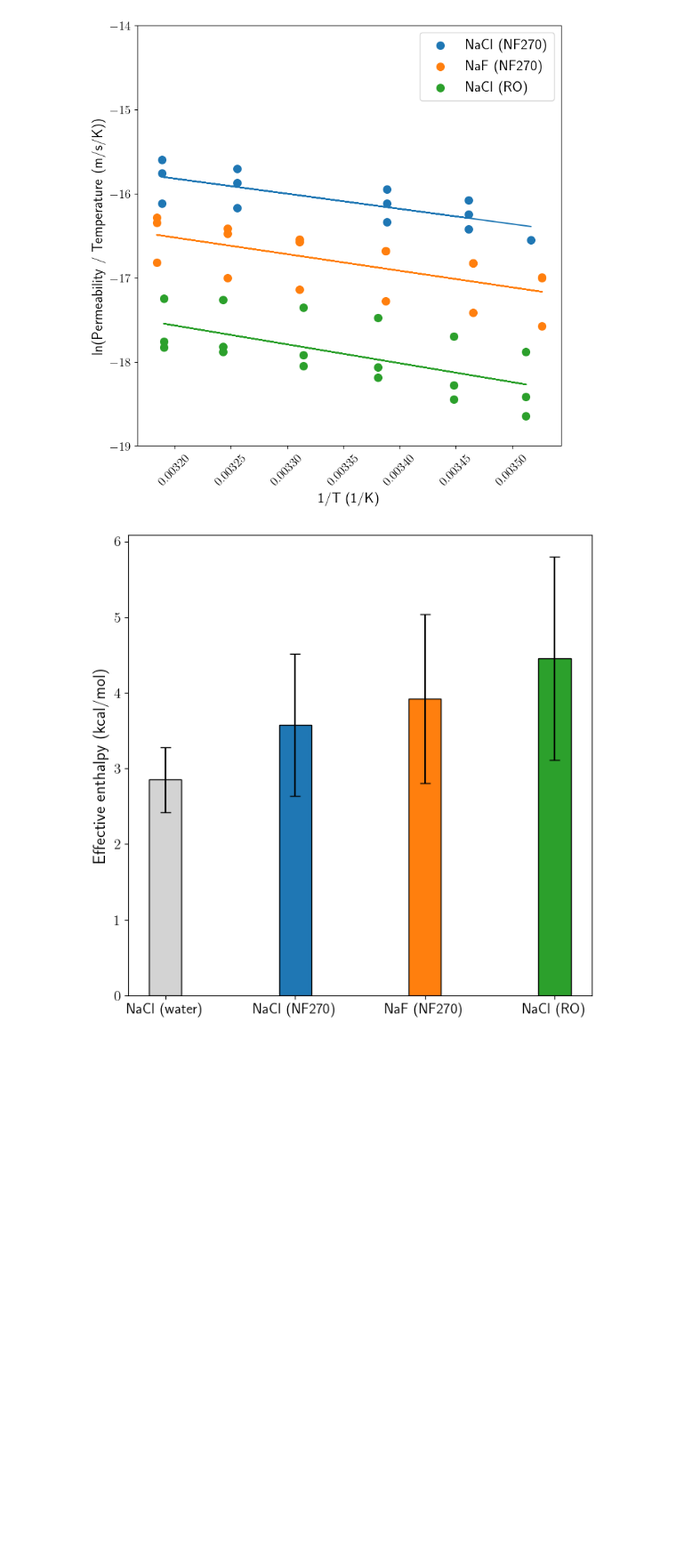
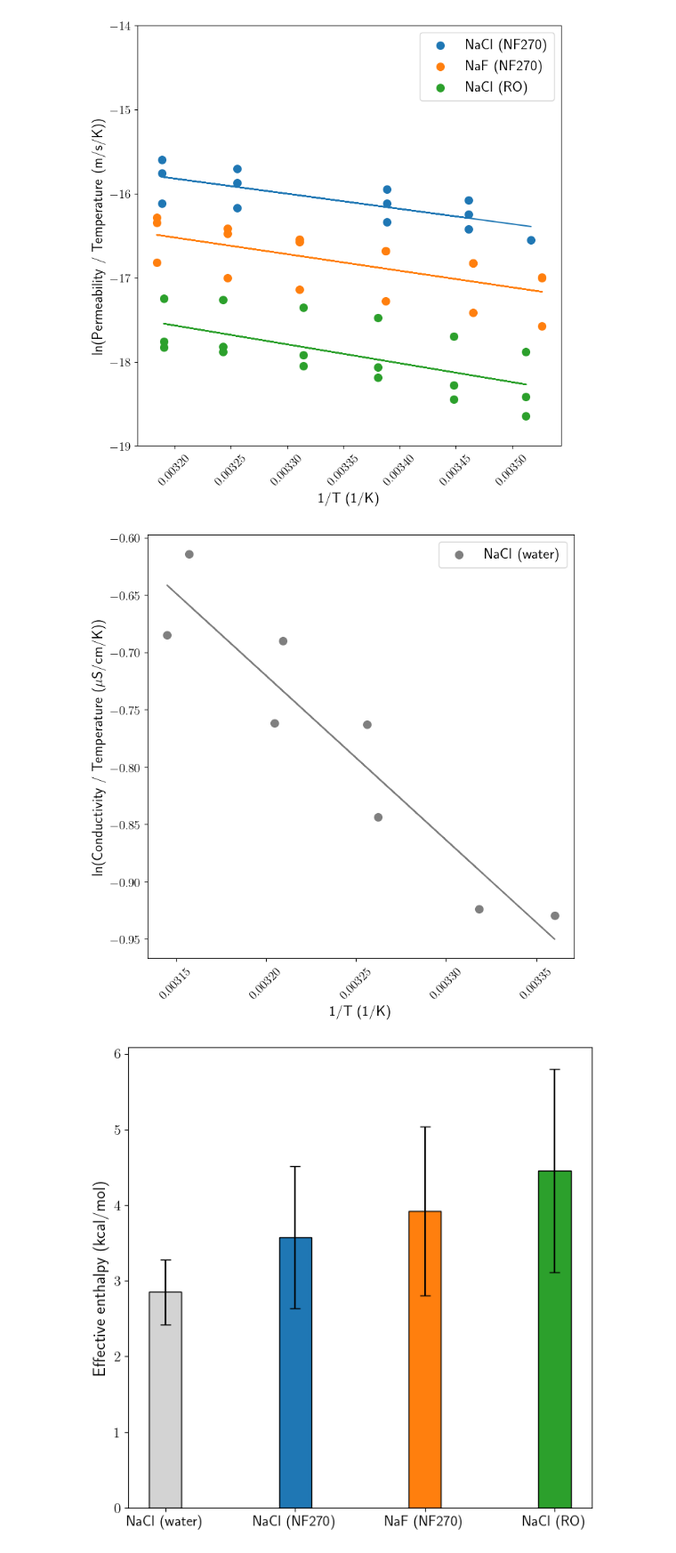
Before and after one commit to schwinns/eyring_model, a Jupyter notebook: experimental_barriers.ipynb, the cells around one changed output. Shown at 89% size. Cells and saved outputs as stored; diff of their text form; code cells hidden in the pictures; blank space fills up the shorter version.

Commit message:
generate TST plot for NaCl in water

```diff
--- a/experimental_barriers.ipynb
+++ b/experimental_barriers.ipynb
@@ -268,6 +268,30 @@ ax.legend(loc='best', fontsize=16)
 fig.savefig('figs/experimental_TST_plots.pdf')
 # %% [output]
 [figure]
+# %%
+# plot ln(P/T) vs 1/T for the NaCl in water
+fig, ax = plt.subplots(1,1, figsize=(8.5,8.5))
+
+# perform linear regression for plotting
+X = sm.add_constant(1/df4['T (K)'])
+ols = sm.OLS(np.log(df4['Conductivity (uS/cm)'] / df4['T (K)']) , X)
+res = ols.fit()
+b, m = res.params
+
+# plot the linear regression and the data points with error
+ax.plot(1/df4['T (K)'], m*(1/df4['T (K)'])+b, color='tab:gray')
+ax.scatter(1/df4['T (K)'], np.log(df4['Conductivity (uS/cm)'] / df4['T (K)']),
+            marker='o', label='NaCl (water)', lw=0, color='tab:gray', s=90)
+
+ax.set_ylabel('ln(Conductivity / Temperature ($\mu$S/cm/K))', fontsize=16)
+ax.set_xlabel('1/T (1/K)', fontsize=16)
+ax.tick_params('x', labelsize=14, labelrotation=45)
+ax.tick_params('y', labelsize=14)
+ax.legend(loc='best', fontsize=16)
+
+fig.savefig('figs/NaCl_in_water_TST.pdf')
+# %% [output]
+[figure, added]
 # %%
 # plot the barriers with errors
 fig, ax = plt.subplots(1,1, figsize=(8,8))
```
Also changed, not shown: parts of 3 cells of this notebook, 3 other files.
